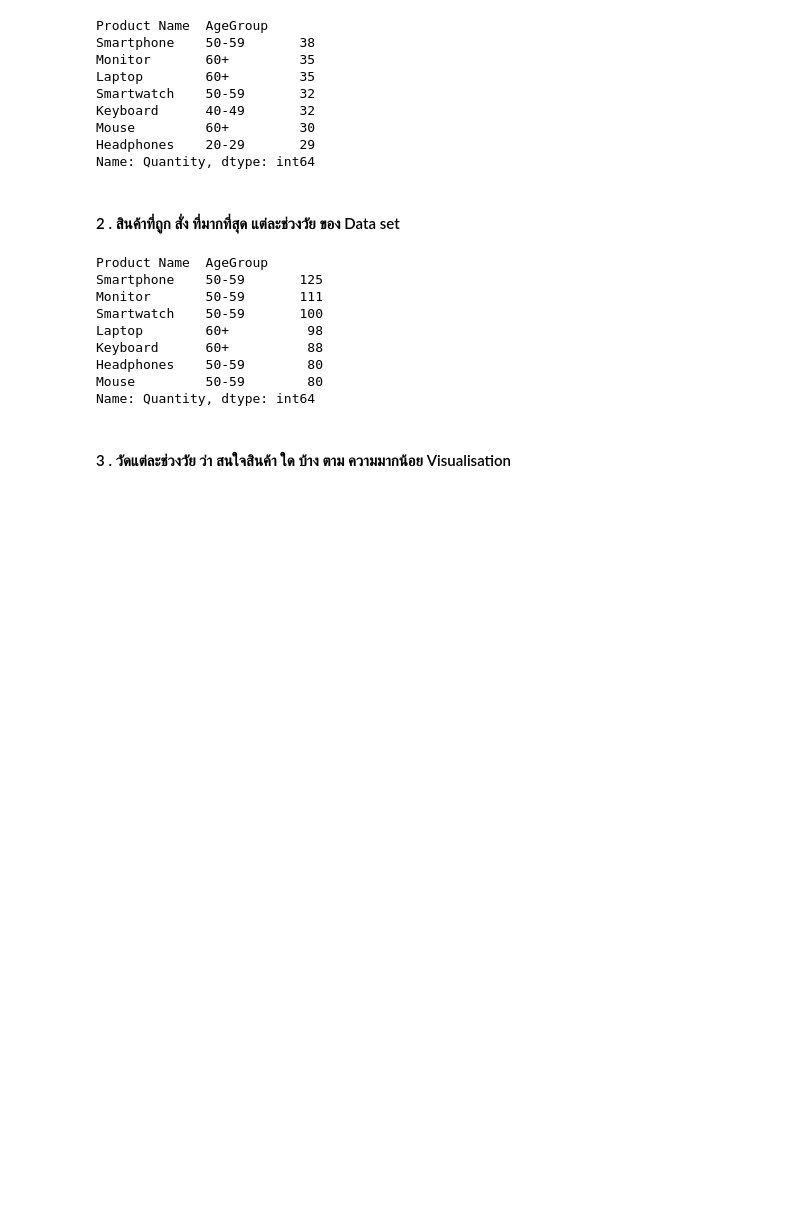
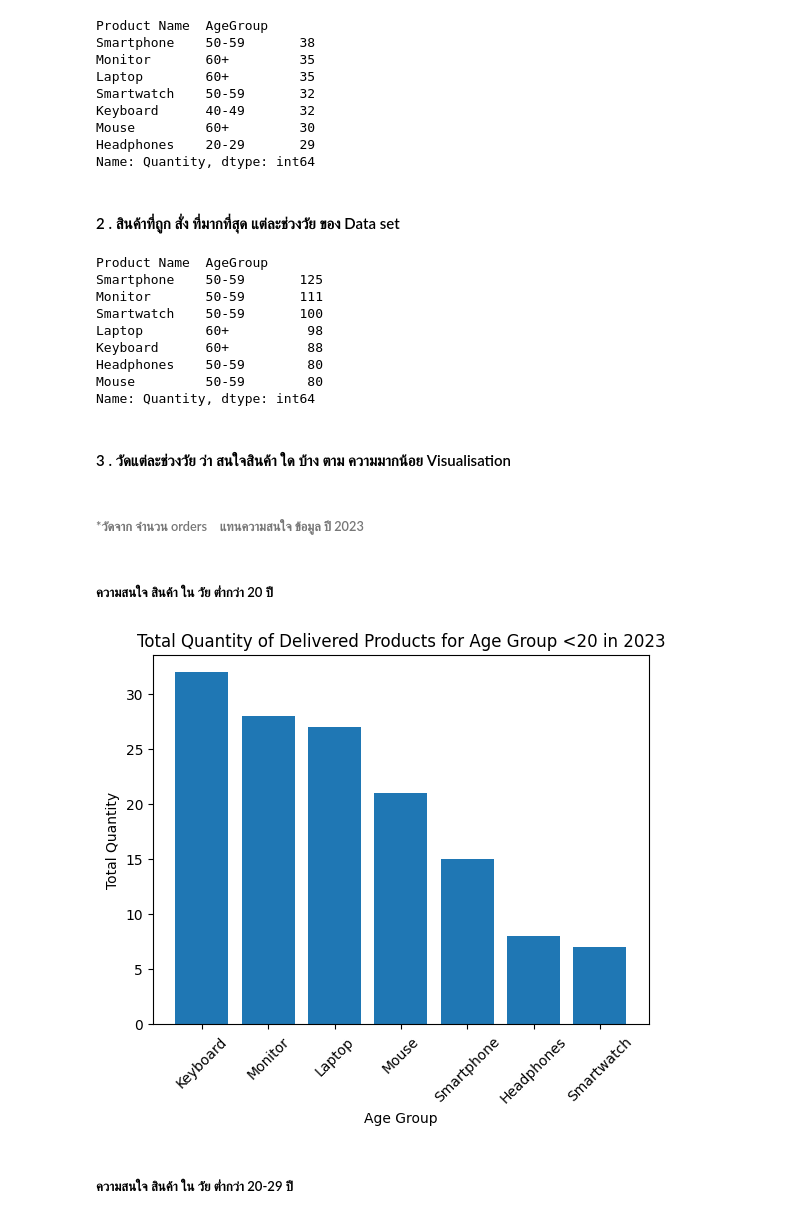
Before and after one commit to ppts2545/E-commerce-Sales-and-Customer-Insights-Dataset, a Jupyter notebook: notebooks/07_Top Product per AgeGroup.ipynb, the cells around one changed output. Drawn from its saved outputs; the diff is of its cells as text; code cells hidden in the pictures; blank space fills up the shorter version.

```diff
--- a/notebooks/07_Top Product per AgeGroup.ipynb
+++ b/notebooks/07_Top Product per AgeGroup.ipynb
@@ -56,3 +56,7 @@ Mouse         50-59        80
 Name: Quantity, dtype: int64
 # %% [markdown]
 #### 3 . วัดแต่ละช่วงวัย ว่า สนใจสินค้า ใด บ้าง ตาม ความมากน้อย Visualisation
+# %% [markdown]
+###### *วัดจาก จํานวน orders　แทนความสนใจ ข้อมูล ปี 2023
+# %% [markdown]
+##### ความสนใจ สินค้า ใน วัย ตํ่ากว่า 20 ปี
@@ -58,0 +65,18 @@ Name: Quantity, dtype: int64
+# %%
+Interest_trend_AgeGroup_under20 = (
+    df[(df["Year"] == 2023) & (df["AgeGroup"] == "<20")]
+    .groupby("Product Name")["Quantity"]
+    .sum()
+    .sort_values(ascending=False)
+)
+# %%
+plt.bar(Interest_trend_AgeGroup_under20.index, Interest_trend_AgeGroup_under20.values)
+plt.xlabel("Age Group")
+plt.ylabel("Total Quantity")
+plt.title("Total Quantity of Delivered Products for Age Group <20 in 2023")
+plt.xticks(rotation=45)
+plt.show()
+# %% [output]
+[figure, added]
+# %% [markdown]
+##### ความสนใจ สินค้า ใน วัย ตํ่ากว่า 20-29 ปี
```
Also changed, not shown: parts of 19 cells of this notebook, 4 other files.
